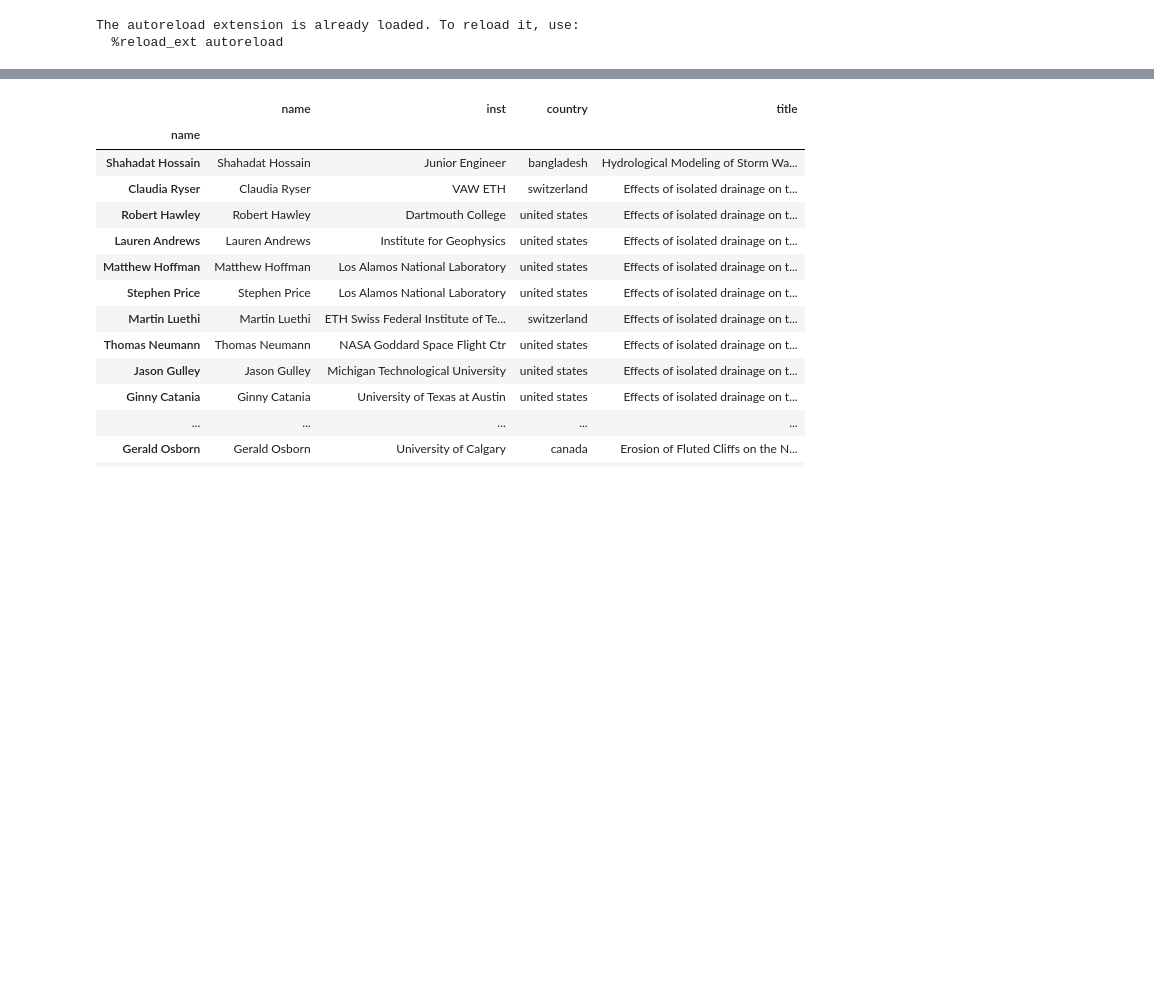
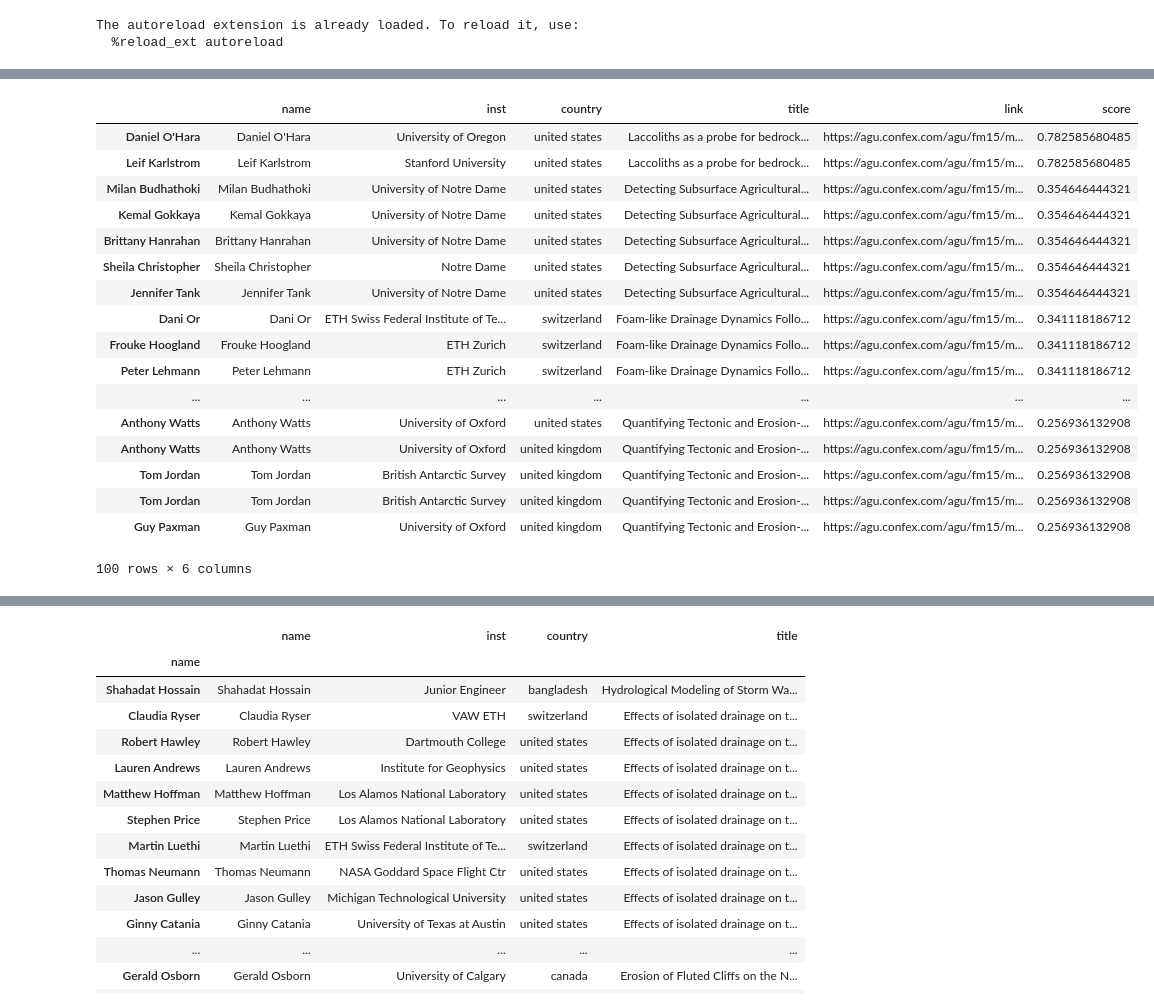
Before and after one commit to cthorey/geocolab, a Jupyter notebook: notebooks/exploratory/test.ipynb, the cells around one changed output, grey strips where cells are left out. Cells and saved outputs as stored; diff of their text form; code cells hidden in the pictures; blank space fills up the shorter version.

```diff
--- a/notebooks/exploratory/test.ipynb
+++ b/notebooks/exploratory/test.ipynb
@@ -21,4 +21,3 @@ recom = RecomendationSystem(path_model)
 # %%
     collabs = recom.get_collaborators(query)
     country = recom.iso3_to_country('FRA')
-    collabs = collabs[collabs.country == country]
@@ -24,0 +42,21 @@ recom = RecomendationSystem(path_model)
+# %%
+collabs.sort_values('score',ascending=False)
+# %% [output]
+|  | name | inst | country | title | link | score |
+| Daniel O'Hara | Daniel O'Hara | University of Oregon | united states | Laccoliths as a probe for bedrock... | https://agu.confex.com/agu/fm15/m... | 0.782585680485 |
+| Leif Karlstrom | Leif Karlstrom | Stanford University | united states | Laccoliths as a probe for bedrock... | https://agu.confex.com/agu/fm15/m... | 0.782585680485 |
+| Milan Budhathoki | Milan Budhathoki | University of Notre Dame | united states | Detecting Subsurface Agricultural... | https://agu.confex.com/agu/fm15/m... | 0.354646444321 |
+| Kemal Gokkaya | Kemal Gokkaya | University of Notre Dame | united states | Detecting Subsurface Agricultural... | https://agu.confex.com/agu/fm15/m... | 0.354646444321 |
+| Brittany Hanrahan | Brittany Hanrahan | University of Notre Dame | united states | Detecting Subsurface Agricultural... | https://agu.confex.com/agu/fm15/m... | 0.354646444321 |
+| Sheila Christopher | Sheila Christopher | Notre Dame | united states | Detecting Subsurface Agricultural... | https://agu.confex.com/agu/fm15/m... | 0.354646444321 |
+| Jennifer Tank | Jennifer Tank | University of Notre Dame | united states | Detecting Subsurface Agricultural... | https://agu.confex.com/agu/fm15/m... | 0.354646444321 |
+| Dani Or | Dani Or | ETH Swiss Federal Institute of Te... | switzerland | Foam-like Drainage Dynamics Follo... | https://agu.confex.com/agu/fm15/m... | 0.341118186712 |
+| Frouke Hoogland | Frouke Hoogland | ETH Zurich | switzerland | Foam-like Drainage Dynamics Follo... | https://agu.confex.com/agu/fm15/m... | 0.341118186712 |
+| Peter Lehmann | Peter Lehmann | ETH Zurich | switzerland | Foam-like Drainage Dynamics Follo... | https://agu.confex.com/agu/fm15/m... | 0.341118186712 |
+| ... | ... | ... | ... | ... | ... | ... |
+| Anthony Watts | Anthony Watts | University of Oxford | united states | Quantifying Tectonic and Erosion-... | https://agu.confex.com/agu/fm15/m... | 0.256936132908 |
+| Anthony Watts | Anthony Watts | University of Oxford | united kingdom | Quantifying Tectonic and Erosion-... | https://agu.confex.com/agu/fm15/m... | 0.256936132908 |
+| Tom Jordan | Tom Jordan | British Antarctic Survey | united kingdom | Quantifying Tectonic and Erosion-... | https://agu.confex.com/agu/fm15/m... | 0.256936132908 |
+| Tom Jordan | Tom Jordan | British Antarctic Survey | united kingdom | Quantifying Tectonic and Erosion-... | https://agu.confex.com/agu/fm15/m... | 0.256936132908 |
+| Guy Paxman | Guy Paxman | University of Oxford | united kingdom | Quantifying Tectonic and Erosion-... | https://agu.confex.com/agu/fm15/m... | 0.256936132908 |
+100 rows × 6 columns
```
Also changed, not shown: parts of 7 cells of this notebook, 7 other files.
